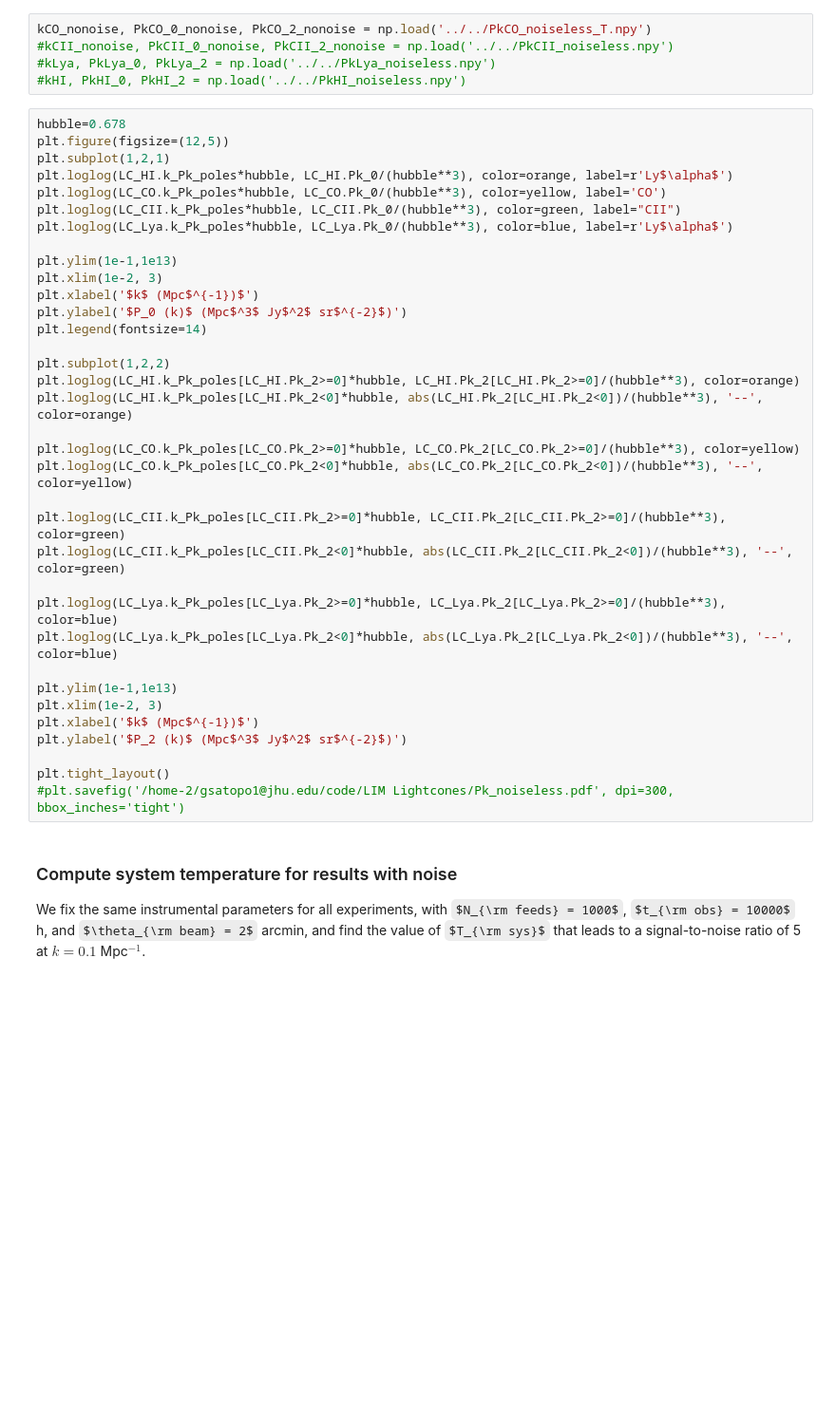
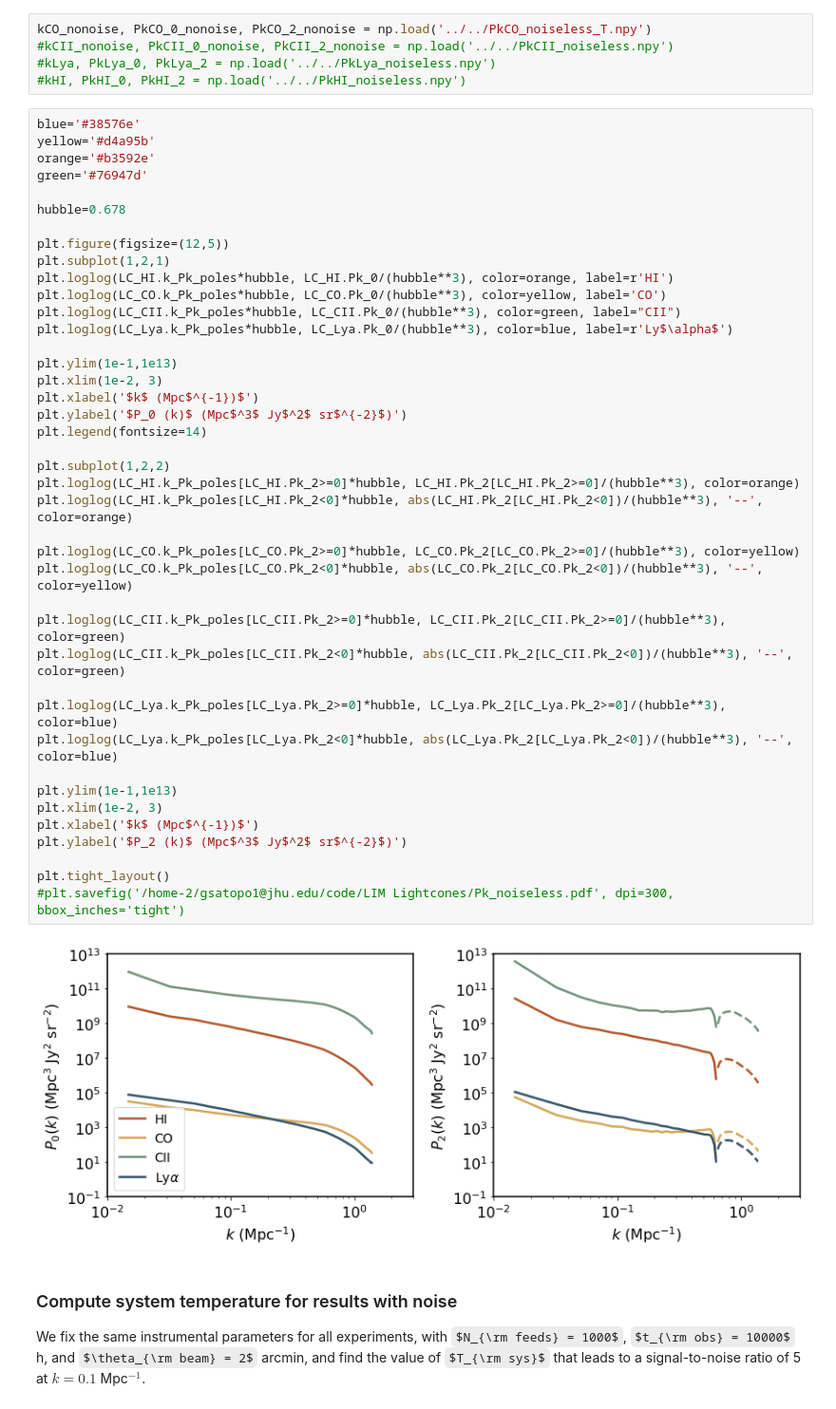
Before and after one commit to kokron/skyLine, a Jupyter notebook: notebooks/LIM LC Showcase.ipynb, the cells around one changed output. Shown at 95% size. Drawn from its saved outputs; the diff is of its cells as text; some formulas as TeX source; blank space fills up the shorter version.

```diff
--- a/notebooks/LIM LC Showcase.ipynb
+++ b/notebooks/LIM LC Showcase.ipynb
@@ -655,40 +668,48 @@ kCO_nonoise, PkCO_0_nonoise, PkCO_2_nonoise = np.load('../../PkCO_noiseless_T.np
 #kLya, PkLya_0, PkLya_2 = np.load('../../PkLya_noiseless.npy')
 #kHI, PkHI_0, PkHI_2 = np.load('../../PkHI_noiseless.npy')
 # %%
+blue='#38576e'
+yellow='#d4a95b'
+orange='#b3592e'
+green='#76947d'
+
 hubble=0.678
+
 plt.figure(figsize=(12,5))
 plt.subplot(1,2,1)
-plt.loglog(LC_HI.k_Pk_poles*hubble, LC_HI.Pk_0/(hubble**3), color=orange, label=r'Ly$\alpha$')
+plt.loglog(LC_HI.k_Pk_poles*hubble, LC_HI.Pk_0/(hubble**3), color=orange, label=r'HI')
 plt.loglog(LC_CO.k_Pk_poles*hubble, LC_CO.Pk_0/(hubble**3), color=yellow, label='CO')
 plt.loglog(LC_CII.k_Pk_poles*hubble, LC_CII.Pk_0/(hubble**3), color=green, label="CII")
 plt.loglog(LC_Lya.k_Pk_poles*hubble, LC_Lya.Pk_0/(hubble**3), color=blue, label=r'Ly$\alpha$')
 
 plt.ylim(1e-1,1e13)
 plt.xlim(1e-2, 3)
 plt.xlabel('$k$ (Mpc$^{-1})$')
 plt.ylabel('$P_0 (k)$ (Mpc$^3$ Jy$^2$ sr$^{-2}$)')
 plt.legend(fontsize=14)
 
 plt.subplot(1,2,2)
 plt.loglog(LC_HI.k_Pk_poles[LC_HI.Pk_2>=0]*hubble, LC_HI.Pk_2[LC_HI.Pk_2>=0]/(hubble**3), color=orange)
 plt.loglog(LC_HI.k_Pk_poles[LC_HI.Pk_2<0]*hubble, abs(LC_HI.Pk_2[LC_HI.Pk_2<0])/(hubble**3), '--', color=orange)
 
 plt.loglog(LC_CO.k_Pk_poles[LC_CO.Pk_2>=0]*hubble, LC_CO.Pk_2[LC_CO.Pk_2>=0]/(hubble**3), color=yellow)
 plt.loglog(LC_CO.k_Pk_poles[LC_CO.Pk_2<0]*hubble, abs(LC_CO.Pk_2[LC_CO.Pk_2<0])/(hubble**3), '--', color=yellow)
 
 plt.loglog(LC_CII.k_Pk_poles[LC_CII.Pk_2>=0]*hubble, LC_CII.Pk_2[LC_CII.Pk_2>=0]/(hubble**3), color=green)
 plt.loglog(LC_CII.k_Pk_poles[LC_CII.Pk_2<0]*hubble, abs(LC_CII.Pk_2[LC_CII.Pk_2<0])/(hubble**3), '--', color=green)
 
 plt.loglog(LC_Lya.k_Pk_poles[LC_Lya.Pk_2>=0]*hubble, LC_Lya.Pk_2[LC_Lya.Pk_2>=0]/(hubble**3), color=blue)
 plt.loglog(LC_Lya.k_Pk_poles[LC_Lya.Pk_2<0]*hubble, abs(LC_Lya.Pk_2[LC_Lya.Pk_2<0])/(hubble**3), '--', color=blue)
 
 plt.ylim(1e-1,1e13)
 plt.xlim(1e-2, 3)
 plt.xlabel('$k$ (Mpc$^{-1})$')
 plt.ylabel('$P_2 (k)$ (Mpc$^3$ Jy$^2$ sr$^{-2}$)')
 
 plt.tight_layout()
 #plt.savefig('/home-2/gsatopo1@jhu.edu/code/LIM Lightcones/Pk_noiseless.pdf', dpi=300, bbox_inches='tight')
+# %% [output]
+[figure, added]
 # %% [markdown]
 ### Compute system temperature for results with noise
 
```
Also changed, not shown: parts of 67 cells of this notebook, 3 other files.
